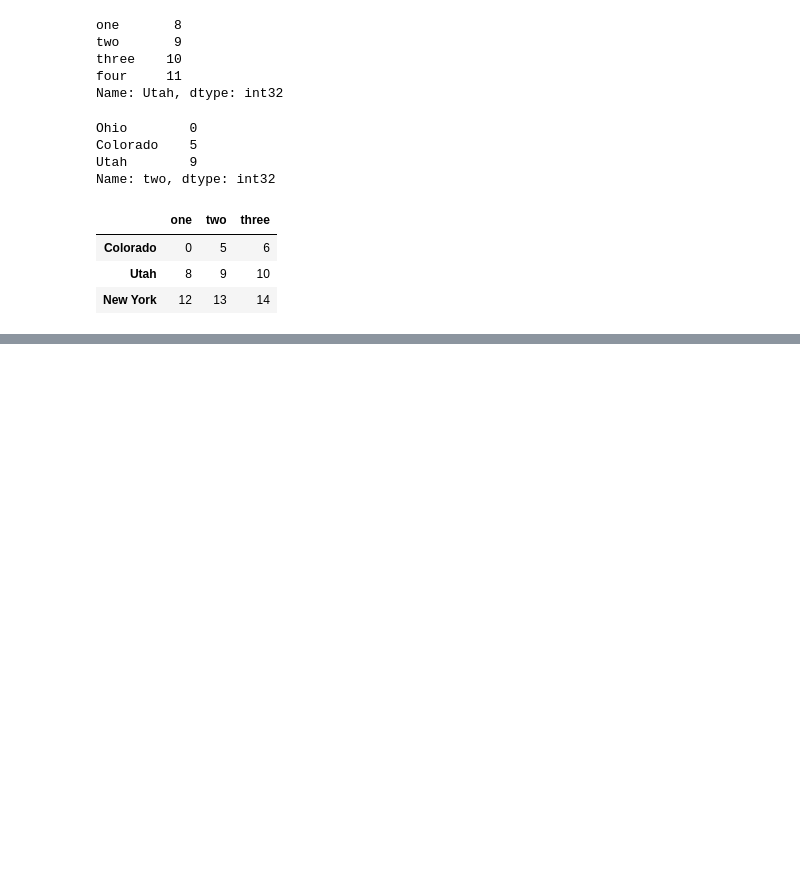
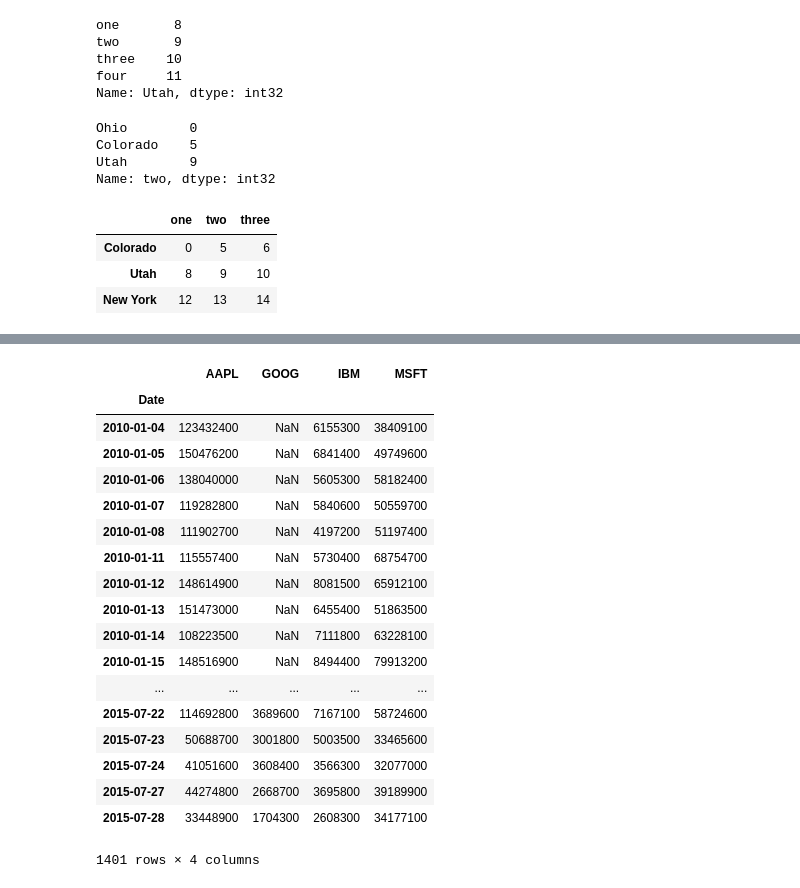
Before and after one commit to Yeyoung/01python, a Jupyter notebook: ch05.ipynb, the cells around one changed output, grey strips where cells are left out. Cells and saved outputs as stored; diff of their text form; code cells hidden in the pictures; blank space fills up the shorter version.

```diff
--- a/ch05.ipynb
+++ b/ch05.ipynb
@@ -800,0 +1312,24 @@ data.ix[data.three > 5, :3]
+# %%
+volume = DataFrame({tic: data['Volume'] for tic, data in all_data.iteritems()})
+# %%
+volume
+# %% [output]
+|  | AAPL | GOOG | IBM | MSFT |
+| Date |  |  |  |  |
+| 2010-01-04 | 123432400 | NaN | 6155300 | 38409100 |
+| 2010-01-05 | 150476200 | NaN | 6841400 | 49749600 |
+| 2010-01-06 | 138040000 | NaN | 5605300 | 58182400 |
+| 2010-01-07 | 119282800 | NaN | 5840600 | 50559700 |
+| 2010-01-08 | 111902700 | NaN | 4197200 | 51197400 |
+| 2010-01-11 | 115557400 | NaN | 5730400 | 68754700 |
+| 2010-01-12 | 148614900 | NaN | 8081500 | 65912100 |
+| 2010-01-13 | 151473000 | NaN | 6455400 | 51863500 |
+| 2010-01-14 | 108223500 | NaN | 7111800 | 63228100 |
+| 2010-01-15 | 148516900 | NaN | 8494400 | 79913200 |
+| ... | ... | ... | ... | ... |
+| 2015-07-22 | 114692800 | 3689600 | 7167100 | 58724600 |
+| 2015-07-23 | 50688700 | 3001800 | 5003500 | 33465600 |
+| 2015-07-24 | 41051600 | 3608400 | 3566300 | 32077000 |
+| 2015-07-27 | 44274800 | 2668700 | 3695800 | 39189900 |
+| 2015-07-28 | 33448900 | 1704300 | 2608300 | 34177100 |
+1401 rows × 4 columns
```
Also changed, not shown: parts of 186 cells of this notebook.
